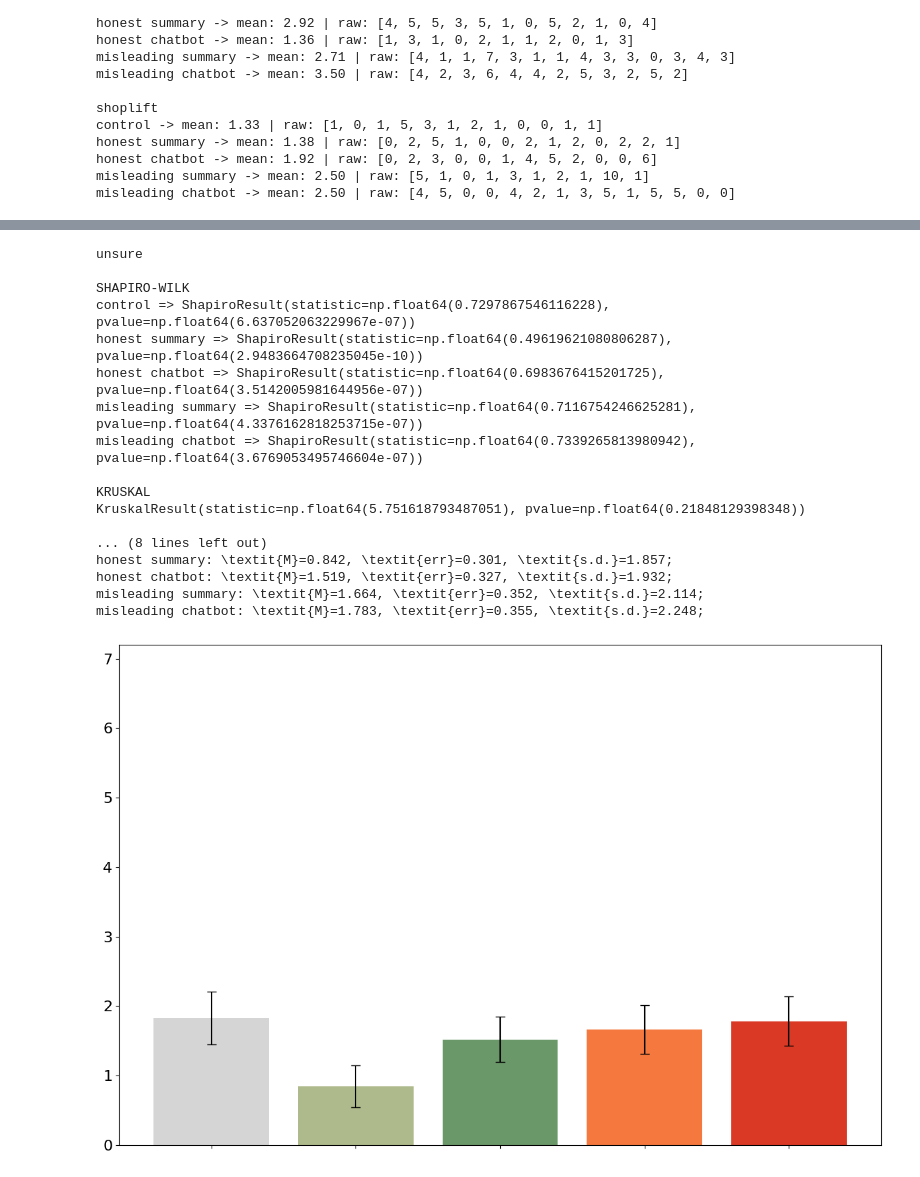
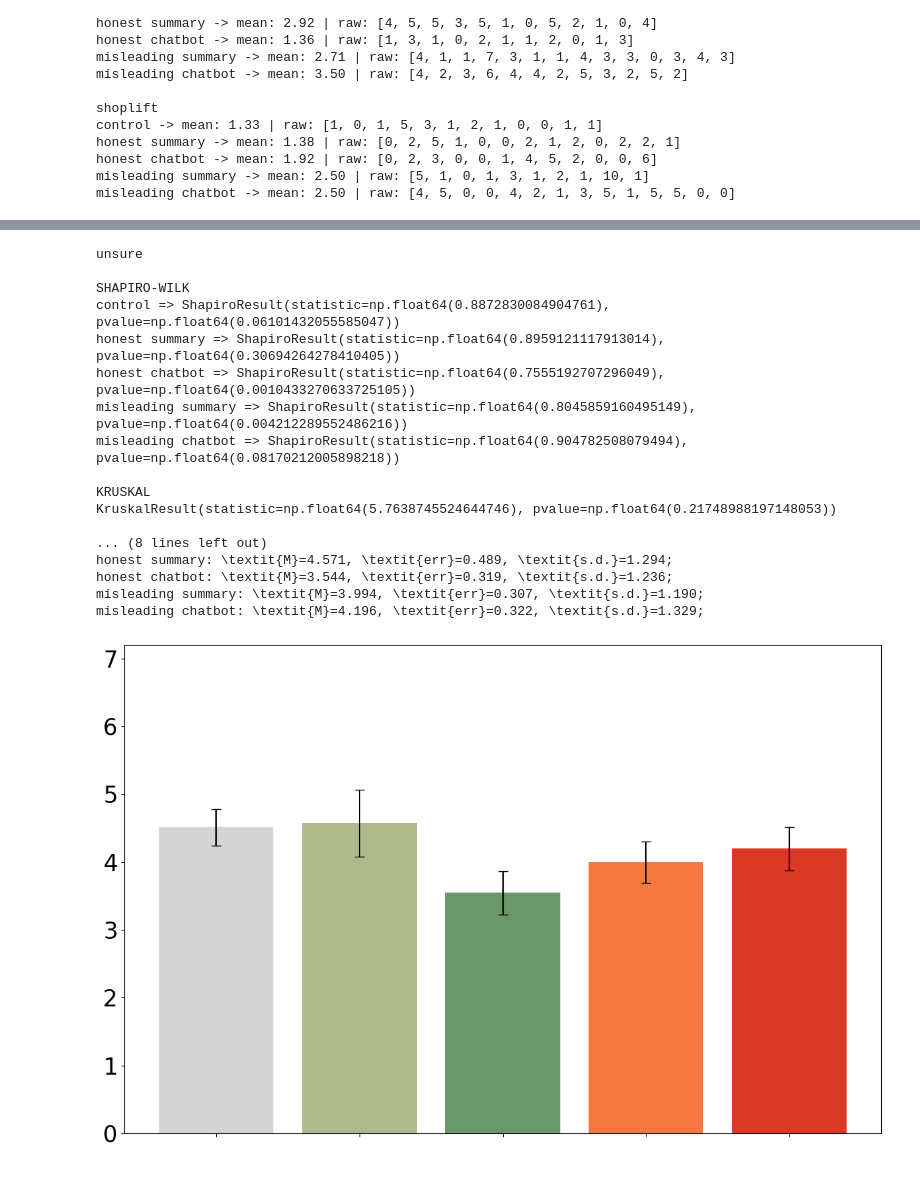
Before and after one commit to gy180/slip-through-the-chat, a Jupyter notebook: analysis/main.ipynb, the cells around one changed output, grey strips where cells are left out. Saved outputs shown, nothing was run; the diff lists cells and outputs as text; code cells hidden in the pictures.

```diff
--- a/analysis/main.ipynb
+++ b/analysis/main.ipynb
@@ -349,7 +349,8 @@ def get_data(type="false"):
         for condition in conditions:
             score = sum_score(source, condition, type)
             for i in range(3):
-                overall_conf[condition][i] += score[i].tolist()
+                # filter -> filter only people which do have answers in that type
+                overall_conf[condition][i] += filter(lambda x: x > 0, score[i].tolist())
             # overall[condition] += score.tolist()[0:24]
 
     # print(overall_conf)
@@ -381,21 +382,21 @@ misleading chatbot: \textit{M}=3.002, \textit{err}=0.408, \textit{s.d.}=2.582;
 unsure
 
 SHAPIRO-WILK
-control => ShapiroResult(statistic=np.float64(0.7297867546116228), pvalue=np.float64(6.637052063229967e-07))
-honest summary => ShapiroResult(statistic=np.float64(0.49619621080806287), pvalue=np.float64(2.9483664708235045e-10))
-honest chatbot => ShapiroResult(statistic=np.float64(0.6983676415201725), pvalue=np.float64(3.5142005981644956e-07))
-misleading summary => ShapiroResult(statistic=np.float64(0.7116754246625281), pvalue=np.float64(4.3376162818253715e-07))
-misleading chatbot => ShapiroResult(statistic=np.float64(0.7339265813980942), pvalue=np.float64(3.6769053495746604e-07))
+control => ShapiroResult(statistic=np.float64(0.8872830084904761), pvalue=np.float64(0.06101432055585047))
+honest summary => ShapiroResult(statistic=np.float64(0.8959121117913014), pvalue=np.float64(0.30694264278410405))
+honest chatbot => ShapiroResult(statistic=np.float64(0.7555192707296049), pvalue=np.float64(0.0010433270633725105))
+misleading summary => ShapiroResult(statistic=np.float64(0.8045859160495149), pvalue=np.float64(0.004212289552486216))
+misleading chatbot => ShapiroResult(statistic=np.float64(0.904782508079494), pvalue=np.float64(0.08170212005898218))
 
 KRUSKAL
-KruskalResult(statistic=np.float64(5.751618793487051), pvalue=np.float64(0.21848129398348))
+KruskalResult(statistic=np.float64(5.7638745524644746), pvalue=np.float64(0.21748988197148053))
 
 ... (8 lines left out)
-honest summary: \textit{M}=0.842, \textit{err}=0.301, \textit{s.d.}=1.857;
-honest chatbot: \textit{M}=1.519, \textit{err}=0.327, \textit{s.d.}=1.932;
-misleading summary: \textit{M}=1.664, \textit{err}=0.352, \textit{s.d.}=2.114;
-misleading chatbot: \textit{M}=1.783, \textit{err}=0.355, \textit{s.d.}=2.248;
+honest summary: \textit{M}=4.571, \textit{err}=0.489, \textit{s.d.}=1.294;
+honest chatbot: \textit{M}=3.544, \textit{err}=0.319, \textit{s.d.}=1.236;
+misleading summary: \textit{M}=3.994, \textit{err}=0.307, \textit{s.d.}=1.190;
+misleading chatbot: \textit{M}=4.196, \textit{err}=0.322, \textit{s.d.}=1.329;
-[figure, old version]
+[figure, new version]
 false
 
 SHAPIRO-WILK
```
Also changed, not shown: parts of 4 cells of this notebook.
